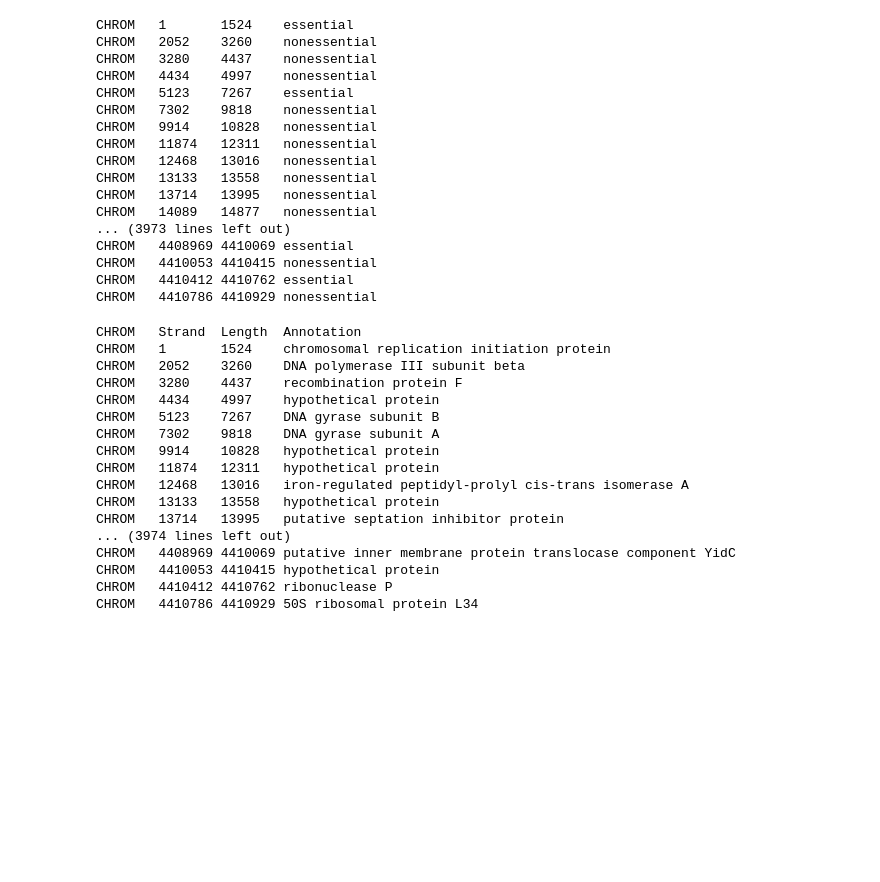
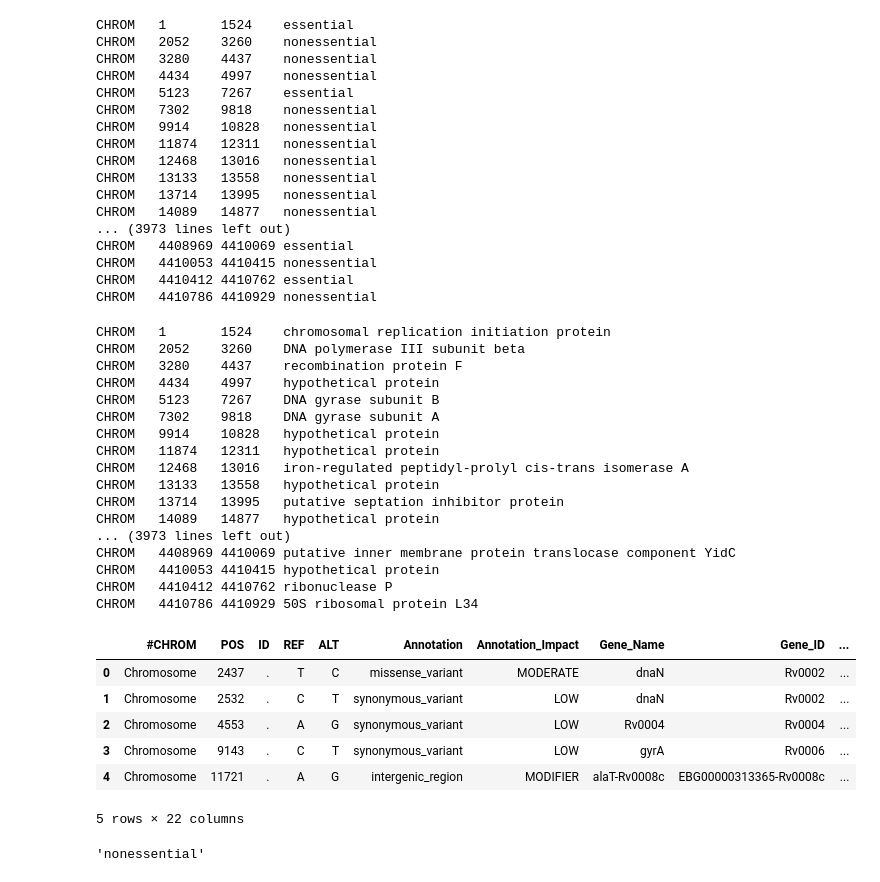
Before and after one commit to pedroscampoy/SNPTB, a Jupyter notebook: annotation/genes/Annotate_bed_general.ipynb, the cells around one changed output. Drawn from its saved outputs; the diff is of its cells as text; code cells hidden in the pictures; blank space fills up the shorter version.

Commit message:
implement annotate bed files at once

```diff
--- a/annotation/genes/Annotate_bed_general.ipynb
+++ b/annotation/genes/Annotate_bed_general.ipynb
@@ -40,12 +42,11 @@ with open (ptt, 'r') as f:
             start = line_split[1]
             end = line_split[2]
             product = line_split[12].strip()
-            if product:
+            if product and product != 'Annotation':
                 line = "\t".join(['CHROM',start, end, product])
                 print(line)
-                fout.write(line)
+                fout.write(line + "\n")
 # %% [output]
-CHROM   Strand  Length  Annotation
 CHROM   1       1524    chromosomal replication initiation protein
 CHROM   2052    3260    DNA polymerase III subunit beta
 CHROM   3280    4437    recombination protein F
@@ -57,8 +58,19 @@ CHROM   11874   12311   hypothetical protein
 CHROM   12468   13016   iron-regulated peptidyl-prolyl cis-trans isomerase A
 CHROM   13133   13558   hypothetical protein
 CHROM   13714   13995   putative septation inhibitor protein
-... (3974 lines left out)
+CHROM   14089   14877   hypothetical protein
+... (3973 lines left out)
 CHROM   4408969 4410069 putative inner membrane protein translocase component YidC
 CHROM   4410053 4410415 hypothetical protein
 CHROM   4410412 4410762 ribonuclease P
 CHROM   4410786 4410929 50S ribosomal protein L34
+# %%
+annot.head()
+# %% [output]
+|  | #CHROM | POS | ID | REF | ALT | Annotation | Annotation_Impact | Gene_Name | Gene_ID | ... |
+| 0 | Chromosome | 2437 | . | T | C | missense_variant | MODERATE | dnaN | Rv0002 | ... |
+| 1 | Chromosome | 2532 | . | C | T | synonymous_variant | LOW | dnaN | Rv0002 | ... |
+| 2 | Chromosome | 4553 | . | A | G | synonymous_variant | LOW | Rv0004 | Rv0004 | ... |
+| 3 | Chromosome | 9143 | . | C | T | synonymous_variant | LOW | gyrA | Rv0006 | ... |
+| 4 | Chromosome | 11721 | . | A | G | intergenic_region | MODIFIER | alaT-Rv0008c | EBG00000313365-Rv0008c | ... |
+5 rows × 22 columns
@@ -64,0 +116,4 @@ CHROM   4410786 4410929 50S ribosomal protein L34
+# %%
+essential_df.description[(essential_df.start <= 2437) & (essential_df.end >= 2437)].values[0]
+# %% [output]
+'nonessential'
```
Also changed, not shown: parts of 15 cells of this notebook, 9 other files.
